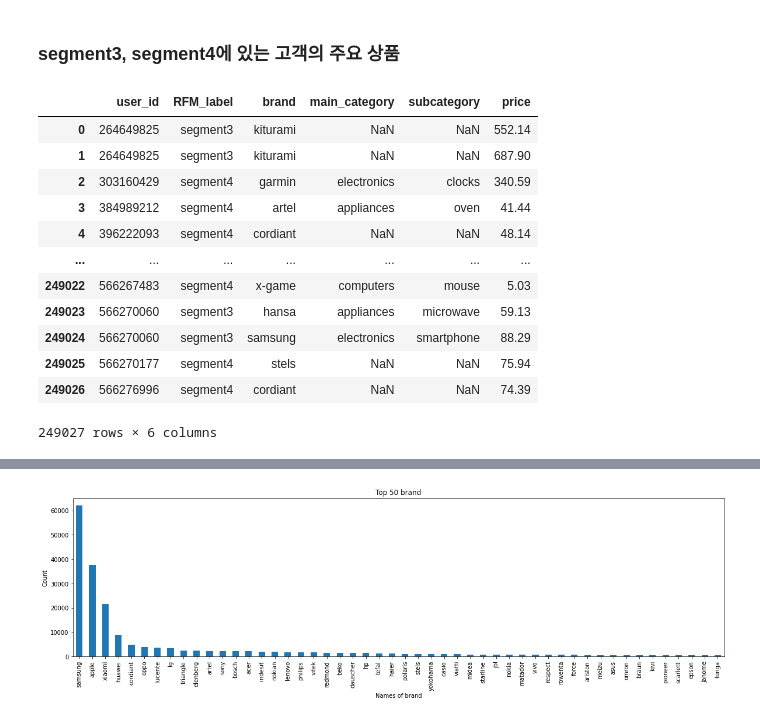
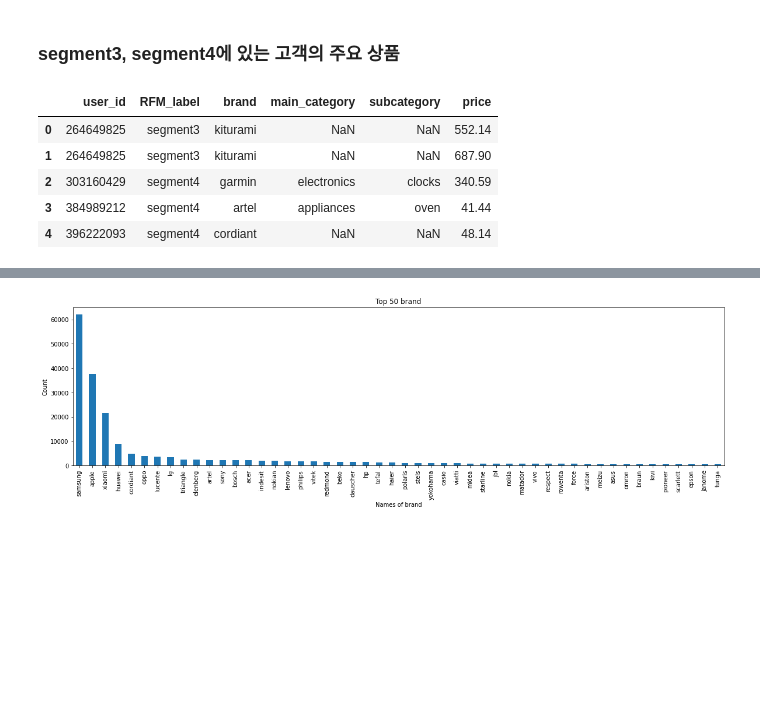
Before and after one commit to jiyoungemma/User-Log-data-analytics, a Jupyter notebook: ecommerce_user_log.ipynb, the cells around one changed output, grey strips where cells are left out. Cells and saved outputs as stored; diff of their text form; code cells hidden in the pictures; blank space fills up the shorter version.

```diff
--- a/ecommerce_user_log.ipynb
+++ b/ecommerce_user_log.ipynb
@@ -993,17 +704,10 @@ plt.show();
 seg3_4 = pd.read_csv("/content/drive/MyDrive/seg3_4.csv")
 # %%
-seg3_4
+seg3_4.head()
 # %% [output]
 |  | user_id | RFM_label | brand | main_category | subcategory | price |
 | 0 | 264649825 | segment3 | kiturami | NaN | NaN | 552.14 |
 | 1 | 264649825 | segment3 | kiturami | NaN | NaN | 687.90 |
 | 2 | 303160429 | segment4 | garmin | electronics | clocks | 340.59 |
 | 3 | 384989212 | segment4 | artel | appliances | oven | 41.44 |
 | 4 | 396222093 | segment4 | cordiant | NaN | NaN | 48.14 |
-| ... | ... | ... | ... | ... | ... | ... |
-| 249022 | 566267483 | segment4 | x-game | computers | mouse | 5.03 |
-| 249023 | 566270060 | segment3 | hansa | appliances | microwave | 59.13 |
-| 249024 | 566270060 | segment3 | samsung | electronics | smartphone | 88.29 |
-| 249025 | 566270177 | segment4 | stels | NaN | NaN | 75.94 |
-| 249026 | 566276996 | segment4 | cordiant | NaN | NaN | 74.39 |
-249027 rows × 6 columns
```
Also changed, not shown: parts of 185 cells of this notebook.
